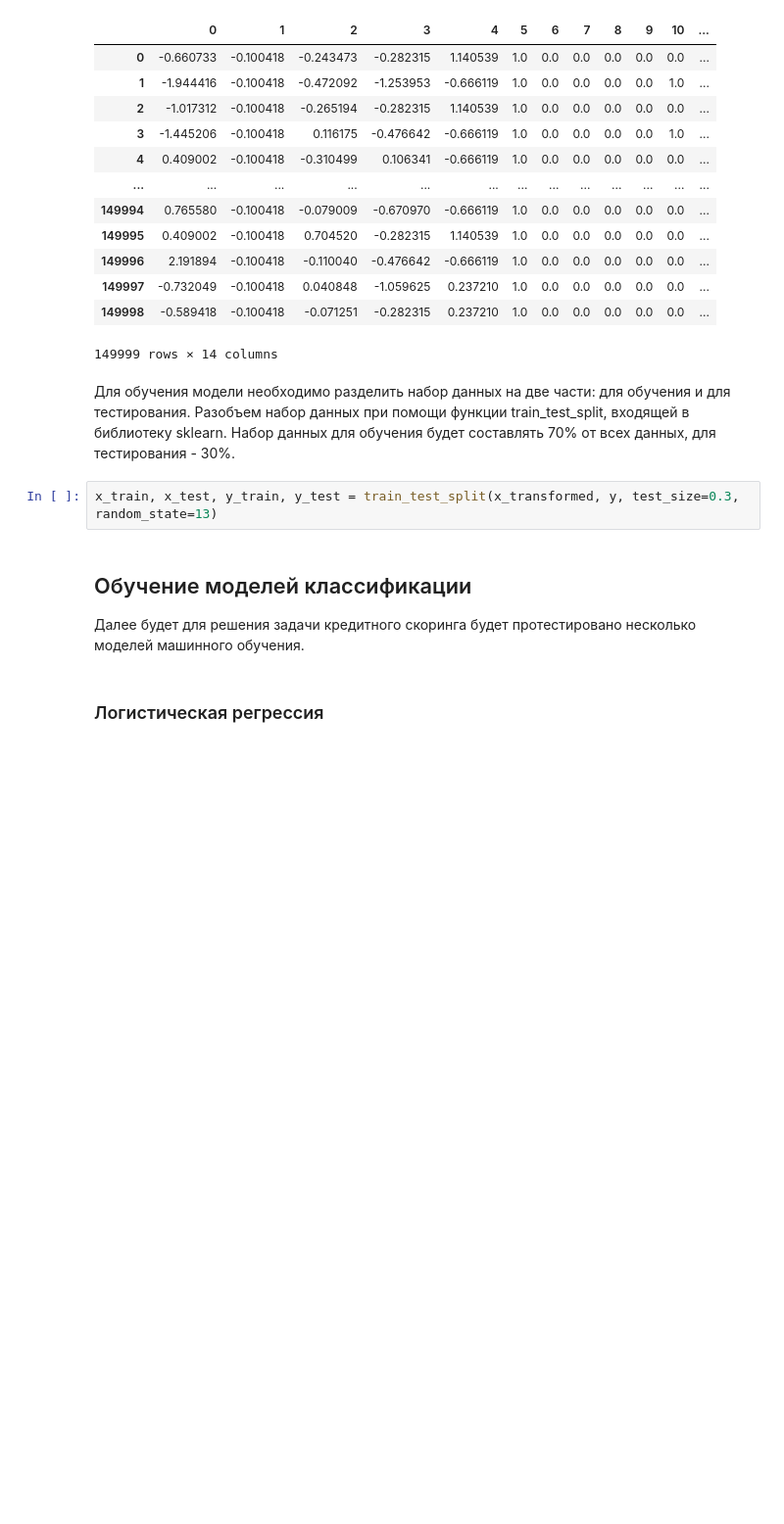
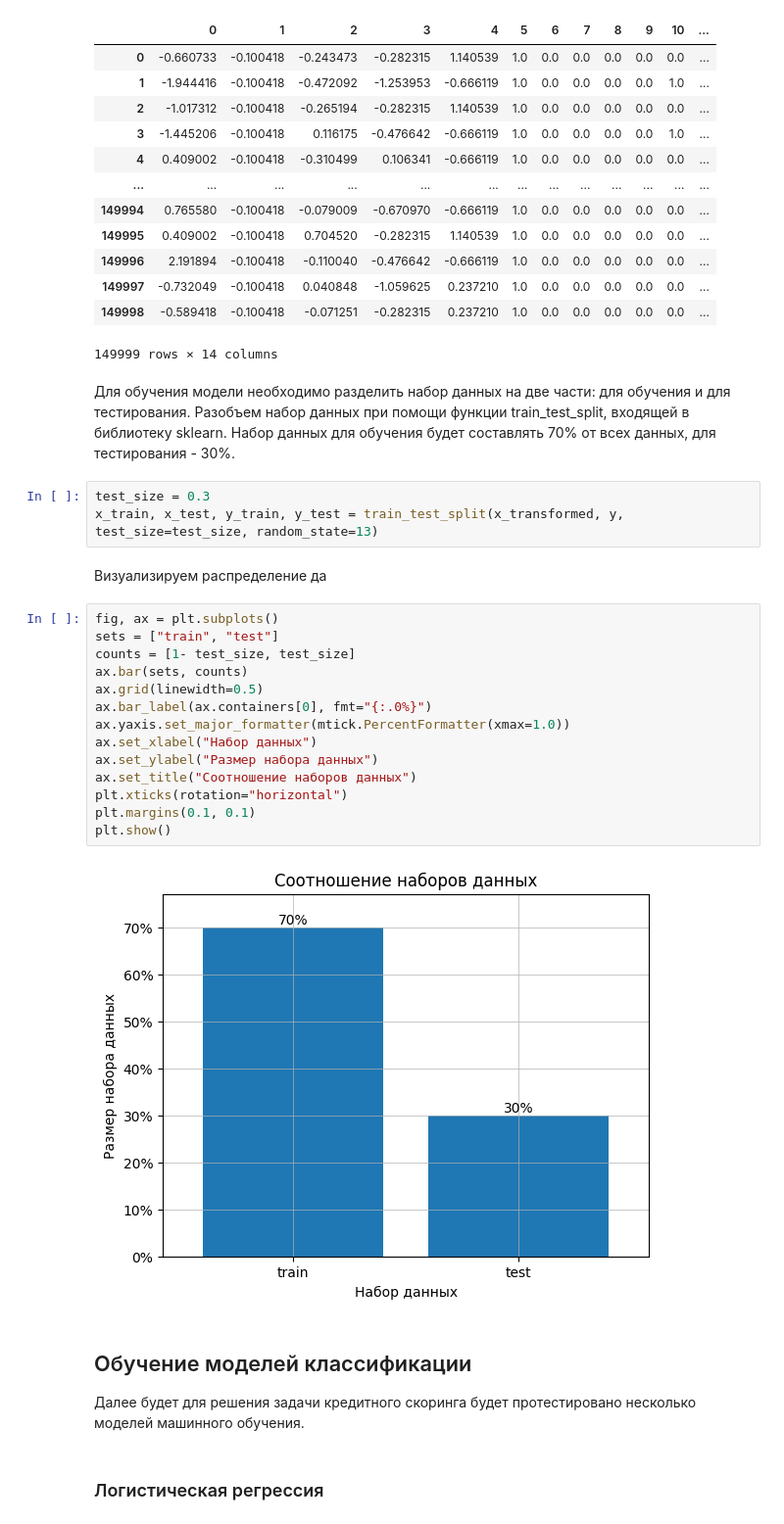
Before and after one commit to mikhpo/ds-for-non-ds, a Jupyter notebook: notebooks/credit_scoring.ipynb, the cells around one changed output. Shown at 98% size. Drawn from its saved outputs; the diff is of its cells as text; blank space fills up the shorter version.

```diff
--- a/notebooks/credit_scoring.ipynb
+++ b/notebooks/credit_scoring.ipynb
@@ -472,7 +498,26 @@ pd.DataFrame(x_transformed)
 # %% [markdown]
 Для обучения модели необходимо разделить набор данных на две части: для обучения и для тестирования. Разобъем набор данных при помощи функции train_test_split, входящей в библиотеку sklearn. Набор данных для обучения будет составлять 70% от всех данных, для тестирования - 30%.
 # %%
-x_train, x_test, y_train, y_test = train_test_split(x_transformed, y, test_size=0.3, random_state=13)
+test_size = 0.3
+x_train, x_test, y_train, y_test = train_test_split(x_transformed, y, test_size=test_size, random_state=13)
+# %% [markdown]
+Визуализируем распределение да
+# %%
+fig, ax = plt.subplots()
+sets = ["train", "test"]
+counts = [1- test_size, test_size]
+ax.bar(sets, counts)
+ax.grid(linewidth=0.5)
+ax.bar_label(ax.containers[0], fmt="{:.0%}")
+ax.yaxis.set_major_formatter(mtick.PercentFormatter(xmax=1.0))
+ax.set_xlabel("Набор данных")
+ax.set_ylabel("Размер набора данных")
+ax.set_title("Соотношение наборов данных")
+plt.xticks(rotation="horizontal")
+plt.margins(0.1, 0.1)
+plt.show()
+# %% [output]
+[figure, added]
 # %% [markdown]
 ## Обучение моделей классификации
 
```
Also changed, not shown: parts of 52 cells of this notebook.
